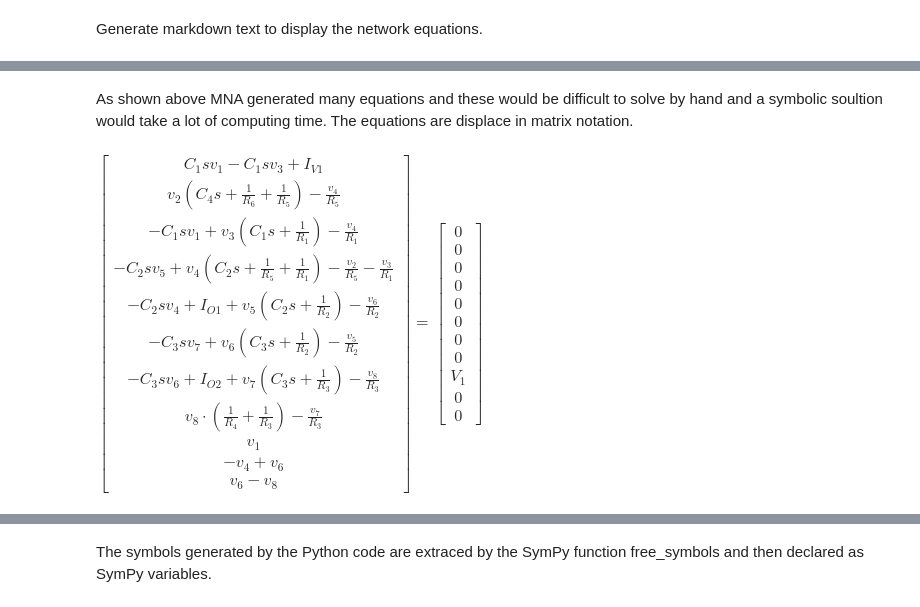
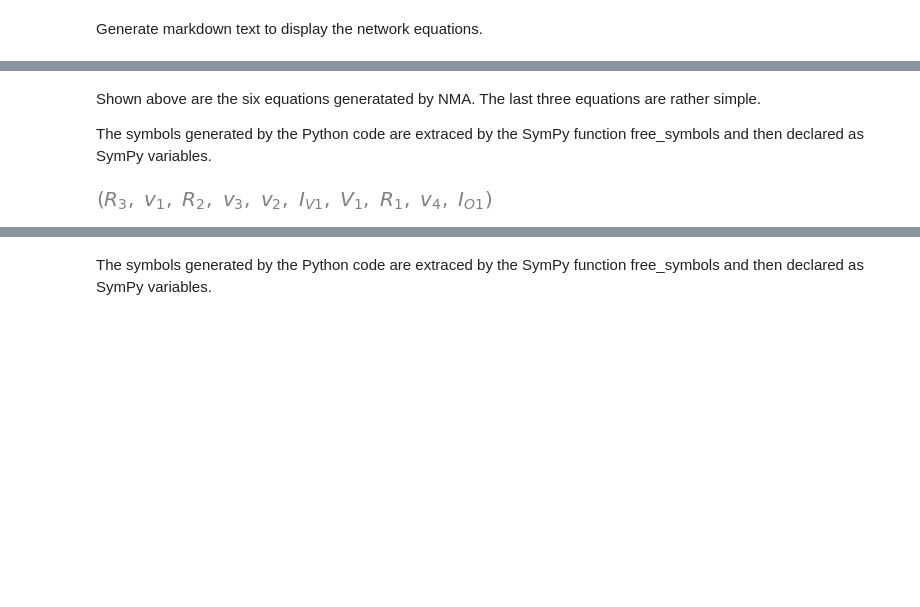
Before and after one commit to Tiburonboy/Symbolic-Modified-Nodal-Analysis-using-Python, a Jupyter notebook: backup/Modeling Op Amps.ipynb, the cells around one changed output, grey strips where cells are left out. Drawn from its saved outputs; the diff is of its cells as text; code cells hidden in the pictures; blank space fills up the shorter version.

```diff
--- a/backup/Modeling Op Amps.ipynb
+++ b/backup/Modeling Op Amps.ipynb
@@ -163,12 +486,20 @@ R6 2 0 10e6
+# %%
+net_list1 = '''
+V1 1 0 1
+O1 3 4 2
+R1 3 1 1
+R3 2 0 1
+R2 4 0 1
+'''
 # %% [markdown]
 Generate the network equations.
 # %%
-report, network_df, df2, A, X, Z = SymMNA.smna(net_list)
+report, network_df, df2, A1, X1, Z1 = SymMNA.smna(net_list1)
 
 # Put matricies into SymPy
-X = Matrix(X)
-Z = Matrix(Z)
+X1 = Matrix(X1)
+Z1 = Matrix(Z1)
 
-NE_sym = Eq(A*X,Z)
+NE1_sym = Eq(A1*X1,Z1)
 # %% [markdown]
 Generate markdown text to display the network equations.
@@ -201,6 +514,9 @@ $C_{1} s v_{1} - C_{1} s v_{3} + I_{V1} = 0$<br>$v_{2} \left(C_{4} s + \frac{1}{
-# %% [markdown]
-As shown above MNA generated many equations and these would be difficult to solve by hand and a symbolic soultion would take a lot of computing time. The equations are displace in matrix notation.
-# %%
-NE_sym
-# %% [output]
-$\displaystyle \left[\begin{matrix}C_{1} s v_{1} - C_{1} s v_{3} + I_{V1}\\v_{2} \left(C_{4} s + \frac{1}{R_{6}} + \frac{1}{R_{5}}\right) - \frac{v_{4}}{R_{5}}\\- C_{1} s v_{1} + v_{3} \left(C_{1} s + \frac{1}{R_{1}}\right) - \frac{v_{4}}{R_{1}}\\- C_{2} s v_{5} + v_{4} \left(C_{2} s + \frac{1}{R_{5}} + \frac{1}{R_{1}}\right) - \frac{v_{2}}{R_{5}} - \frac{v_{3}}{R_{1}}\\- C_{2} s v_{4} + I_{O1} + v_{5} \left(C_{2} s + \frac{1}{R_{2}}\right) - \frac{v_{6}}{R_{2}}\\- C_{3} s v_{7} + v_{6} \left(C_{3} s + \frac{1}{R_{2}}\right) - \frac{v_{5}}{R_{2}}\\- C_{3} s v_{6} + I_{O2} + v_{7} \left(C_{3} s + \frac{1}{R_{3}}\right) - \frac{v_{8}}{R_{3}}\\v_{8} \cdot \left(\frac{1}{R_{4}} + \frac{1}{R_{3}}\right) - \frac{v_{7}}{R_{3}}\\v_{1}\\- v_{4} + v_{6}\\v_{6} - v_{8}\end{matrix}\right] = \left[\begin{matrix}0\\0\\0\\0\\0\\0\\0\\0\\V_{1}\\0\\0\end{matrix}\right]$
+# %% [markdown]
+Shown above are the six equations generatated by NMA. The last three equations are rather simple.
+
+The symbols generated by the Python code are extraced by the SymPy function free_symbols and then declared as SymPy variables.
+# %%
+# turn the free symbols into SymPy variables
+var(str(NE1_sym.free_symbols).replace('{','').replace('}',''))
+# %% [output]
+[figure, added]
```
Also changed, not shown: parts of 233 cells of this notebook, 29 other files.
